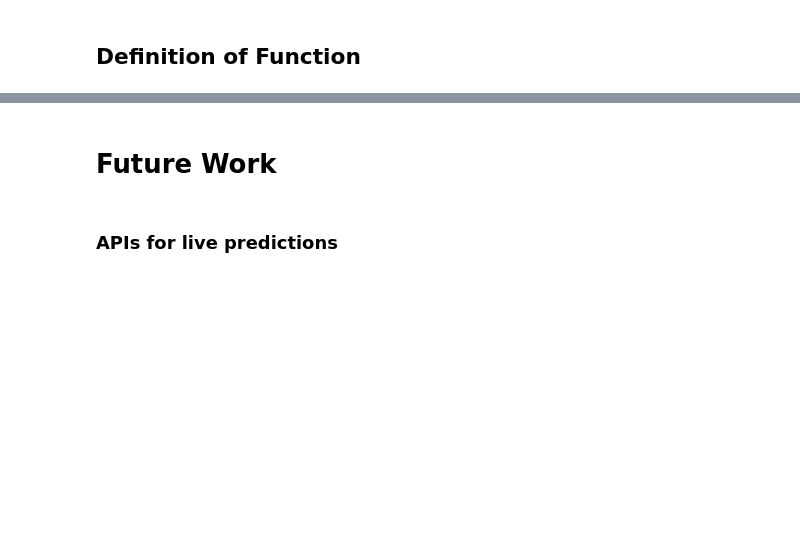
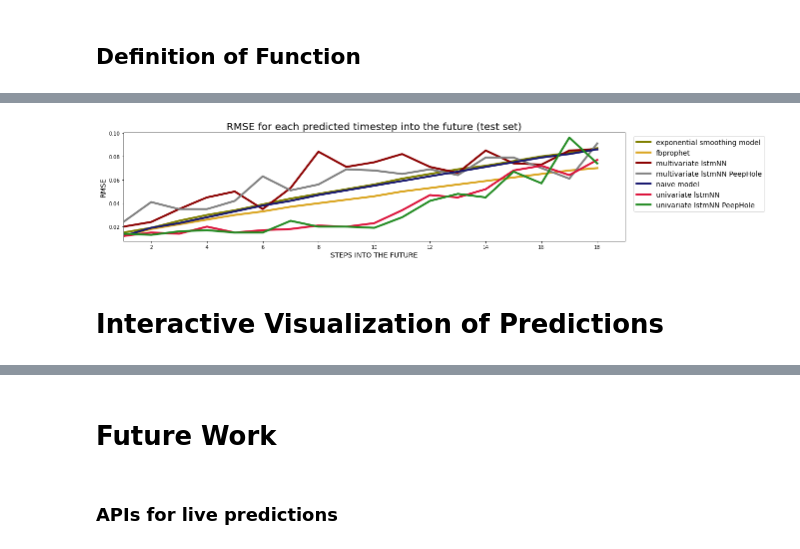
Before and after one commit to JonJae/TimeSeriesPrediction_FeedInMngmt, a Jupyter notebook: FeedInMngmt_Results.ipynb, the cells around one changed output, grey strips where cells are left out. Saved outputs shown, nothing was run; the diff lists cells and outputs as text; code cells hidden in the pictures; blank space fills up the shorter version.

```diff
--- a/FeedInMngmt_Results.ipynb
+++ b/FeedInMngmt_Results.ipynb
@@ -194,0 +221,5 @@ errors.round(2)
+# %%
+# RMSE in Test Set
+plot_results(RMSE_test.T,  metric='RMSE', val_or_test='test')
+RMSE_test.T
+# %% [output]
@@ -194,0 +234,3 @@ errors.round(2)
+[figure, added]
+# %% [markdown]
+# Interactive Visualization of Predictions
```
Also changed, not shown: parts of 22 cells of this notebook, 1 other file.
